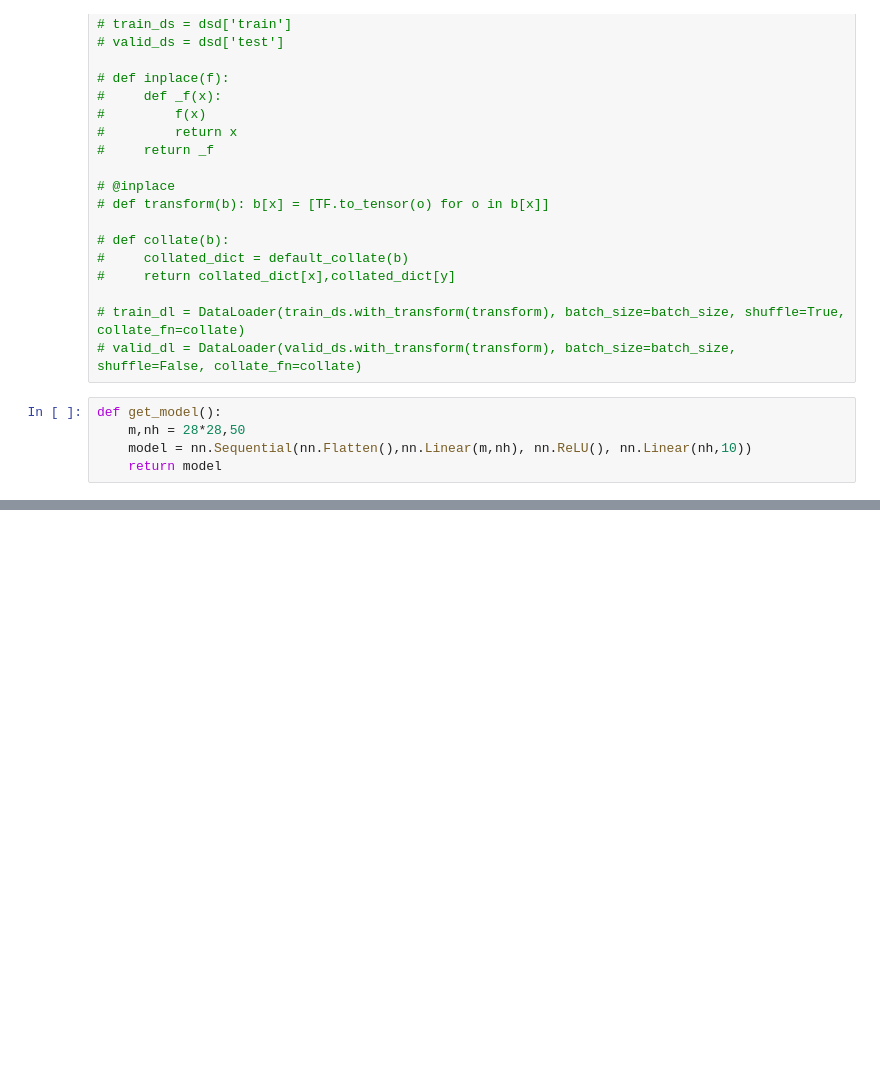
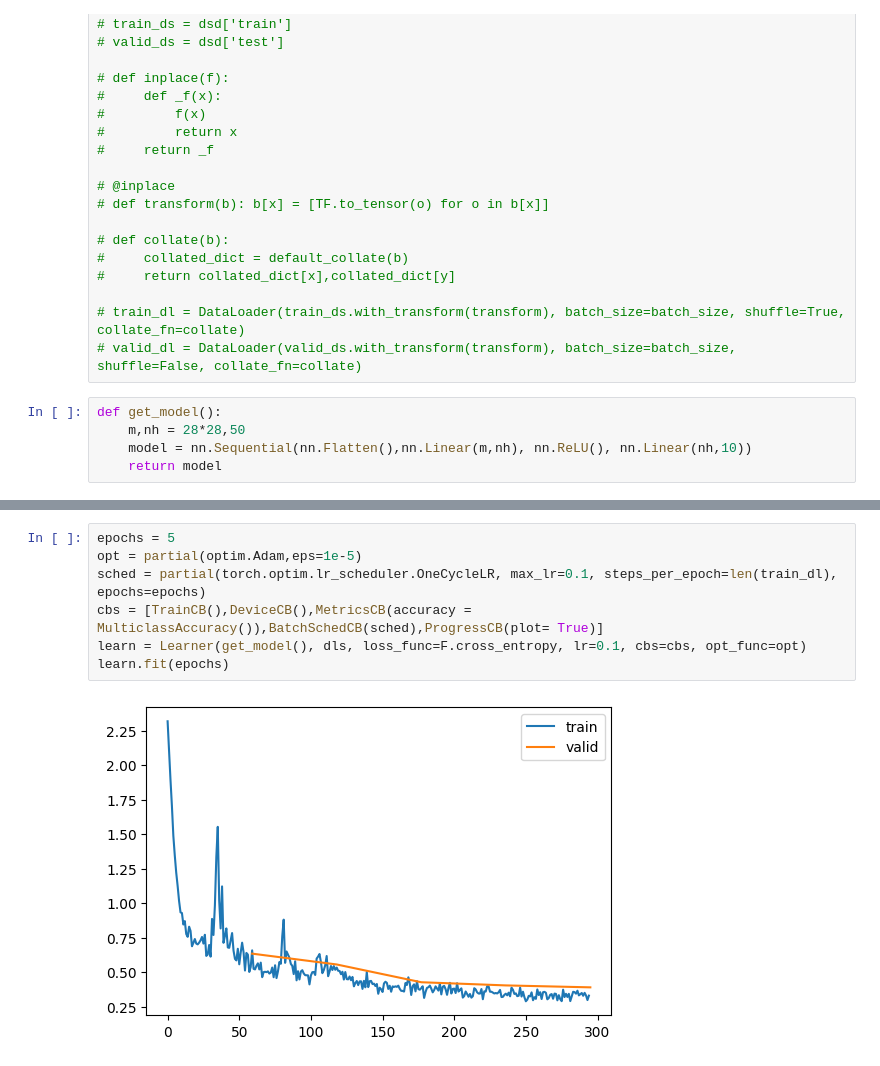
Before and after one commit to Shubham-Hazra/PyTorch-Learner, a Jupyter notebook: learner.ipynb, the cells around one changed output, grey strips where cells are left out. Saved outputs shown, nothing was run; the diff lists cells and outputs as text; blank space fills up the shorter version.

```diff
--- a/learner.ipynb
+++ b/learner.ipynb
@@ -267,0 +331,9 @@ plt.xscale('log')
+# %%
+epochs = 5
+opt = partial(optim.Adam,eps=1e-5)
+sched = partial(torch.optim.lr_scheduler.OneCycleLR, max_lr=0.1, steps_per_epoch=len(train_dl), epochs=epochs)
+cbs = [TrainCB(),DeviceCB(),MetricsCB(accuracy = MulticlassAccuracy()),BatchSchedCB(sched),ProgressCB(plot= True)]
+learn = Learner(get_model(), dls, loss_func=F.cross_entropy, lr=0.1, cbs=cbs, opt_func=opt)
+learn.fit(epochs)
+# %% [output]
+[figure, added]
```
Also changed, not shown: parts of 4 cells of this notebook.
